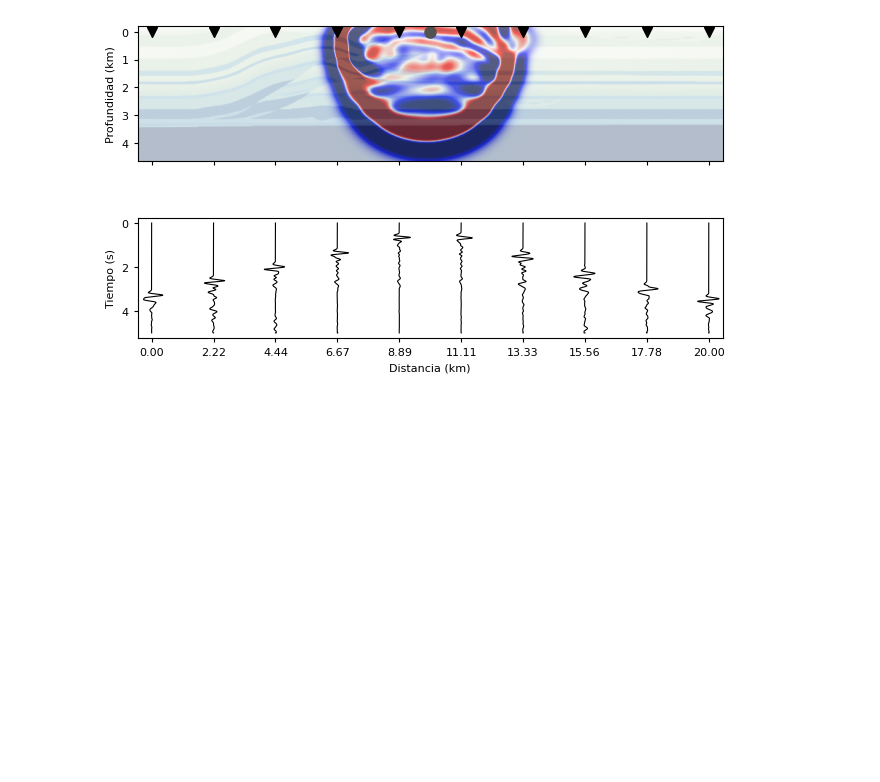
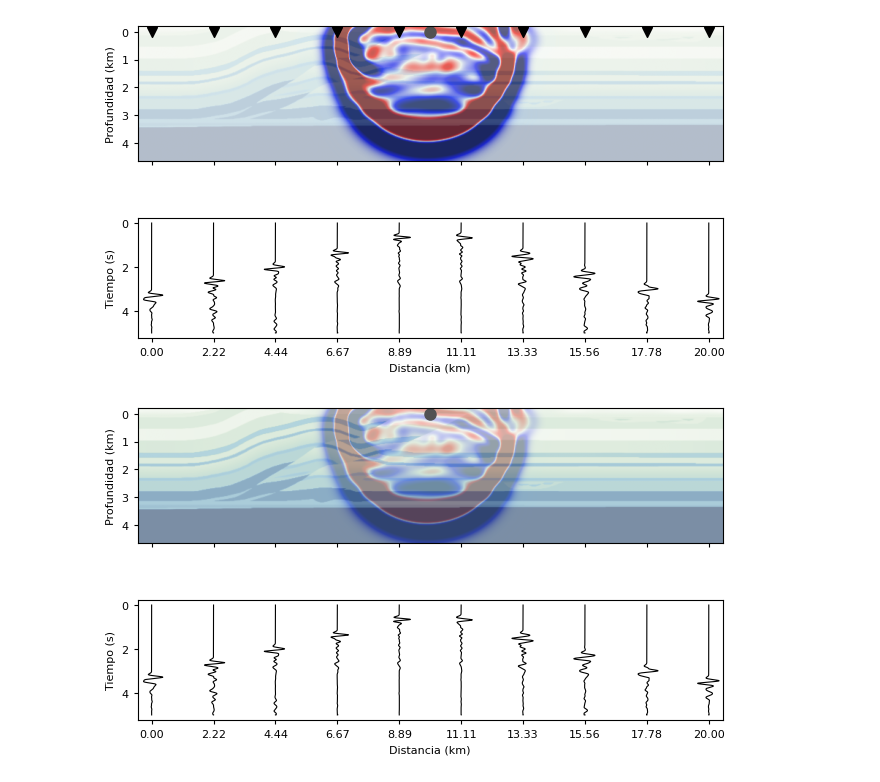
Before and after one commit to oscar-rincon/Review-Seismic-Waves, a Jupyter notebook: main/04_seismic_inverse/inverse_geophysics.ipynb, the cells around one changed output. Saved outputs shown, nothing was run; the diff lists cells and outputs as text; code cells hidden in the pictures; blank space fills up the shorter version.

```diff
--- a/main/04_seismic_inverse/inverse_geophysics.ipynb
+++ b/main/04_seismic_inverse/inverse_geophysics.ipynb
@@ -255,3 +255,80 @@ plt.savefig("figs/seismic_inverse_esp.svg", format="svg", dpi=300)
 plt.show()
 # %% [output]
 [figure]
+# %%
+# ============================================================
+# Figura: Propagación de ondas sísmicas (versión en español)
+# ============================================================
+
+# Extraer campo de ondas en un instante de tiempo
+idx_domain_ROI = (slice(None), slice(model.nbl, -model.nbl), slice(model.nbl, -model.nbl))
+max_val = np.abs(u.data[idx_domain_ROI]).max()
+time_instant = int(u.data.shape[0] * 0.25)  # 25% de la simulación
+wavefield = u.data[idx_domain_ROI][time_instant, :, :].T
+# Normalizar campo de ondas para superposición visible
+wave_norm = wavefield / np.abs(wavefield).max()
+
+# Crear colormap más desaturado
+def desaturate_cmap(cmap_name, factor=0.5):
+    cmap = cm.get_cmap(cmap_name)
+    colors = cmap(np.linspace(0, 1, 256))
+    hsv = mcolors.rgb_to_hsv(colors[:, :3])
+    hsv[:, 1] *= factor  # factor < 1 → menos saturado
+    colors[:, :3] = mcolors.hsv_to_rgb(hsv)
+    return mcolors.ListedColormap(colors)
+
+# Crear versiones más suaves
+GnBu_soft = desaturate_cmap("GnBu", factor=0.5)
+seismic_soft = desaturate_cmap("seismic", factor=0.4)
+
+# === Configuración de la figura ===
+fig = plt.figure(figsize=(6.5, 3.5))
+gs = GridSpec(2, 1, height_ratios=[1.2, 0.8], hspace=0.22, figure=fig)
+
+# === Corrección de media celda en la grilla ===
+dx = (x_max - x_min) / slice_2d_km.shape[1]
+dz = (z_max - z_min) / slice_2d_km.shape[0]
+extent_corrected = [x_min + dx/2, x_max - dx/2, z_max - dz/2, z_min + dz/2]
+
+# === Gráfico superior: Velocidad + campo de ondas ===
+ax1 = fig.add_subplot(gs[0])
+im = ax1.imshow(slice_2d_km, cmap=GnBu_soft, origin="upper", extent=extent_corrected)
+ax1.imshow(wave_norm, cmap="seismic", alpha=0.3, origin="upper",
+           extent=extent_corrected, vmin=-0.2, vmax=0.2)
+
+# Fuente y geófonos
+ax1.plot(x_source, 0, color="#525252", marker='o', markersize=8)
+#ax1.scatter(x_geophones, np.zeros_like(x_geophones),
+#            color='black', marker='v', s=50)
+
+# Etiquetas y límites
+ax1.set_ylabel("Profundidad (km)")
+ax1.set_xlim(x_min, x_max)
+ax1.set_ylim(z_max, z_min)
+ax1.tick_params(labelbottom=False)
+
+# === Gráfico inferior: Sismogramas ===
+ax2 = fig.add_subplot(gs[1], sharex=ax1)
+
+t = time_range.time_values
+scale = 0.18 * (x_geophones[1] - x_geophones[0])
+
+for i, xg in enumerate(x_geophones):
+    trace = rec.data[:, i]
+    trace_norm = trace / np.max(np.abs(trace))
+    ax2.plot(xg + trace_norm * scale, t, color="black", lw=0.8)
+
+ax2.invert_yaxis()  # el tiempo aumenta hacia abajo
+ax2.set_xlabel("Distancia (km)")
+ax2.set_ylabel("Tiempo (s)")
+ax2.set_xlim(x_min, x_max)
+ax2.set_xticks(x_geophones)
+
+# === Guardar figura con tamaño físico fijo ===
+plt.subplots_adjust(left=0.07, right=0.97, top=0.99, bottom=0.13, hspace=0.1)
+fig.set_size_inches(6.5, 3.9)
+
+plt.savefig("figs/seismic_inverse_es_medium.svg", format="svg", dpi=300)
+plt.show()
+# %% [output]
+[figure, added]
```
Also changed, not shown: parts of 1 cell of this notebook, 3 other files.
